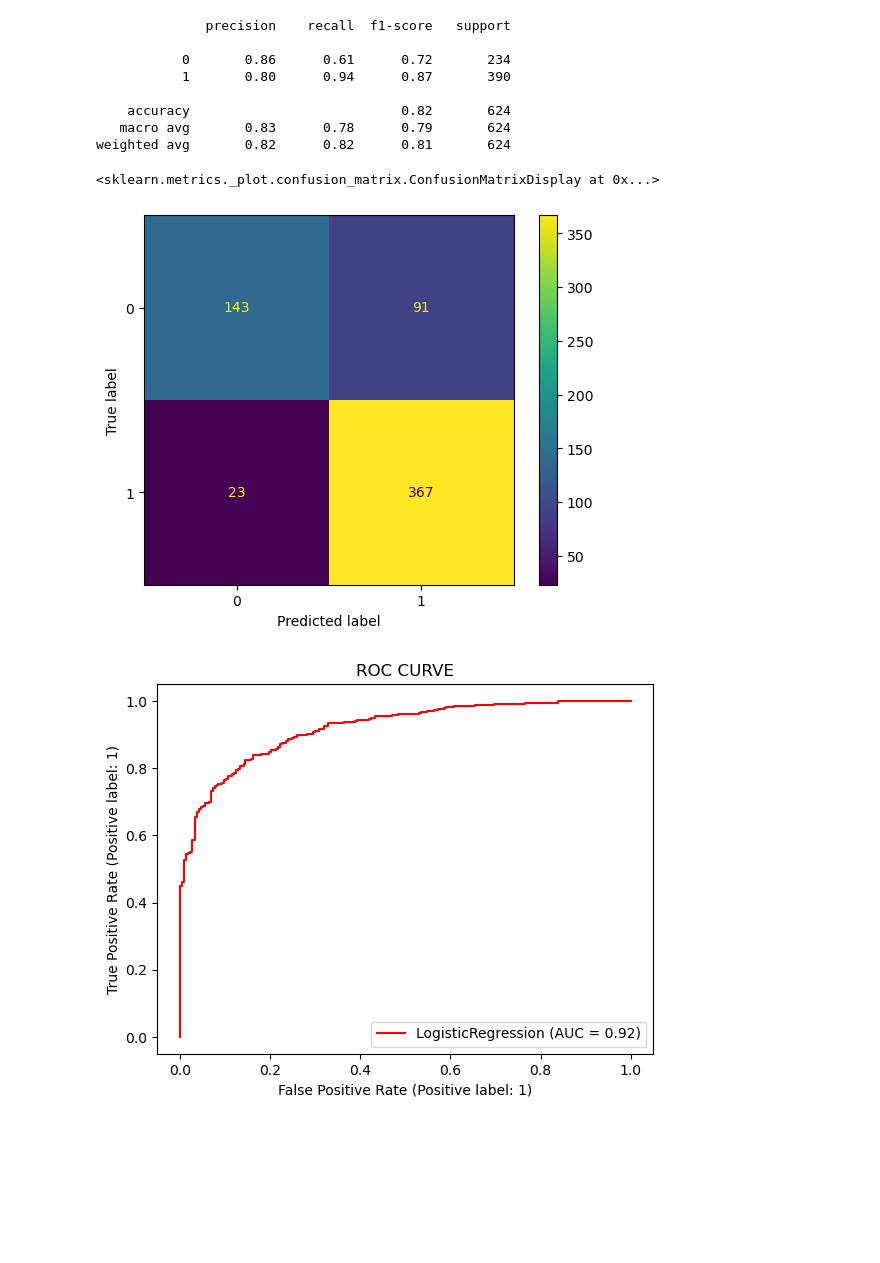
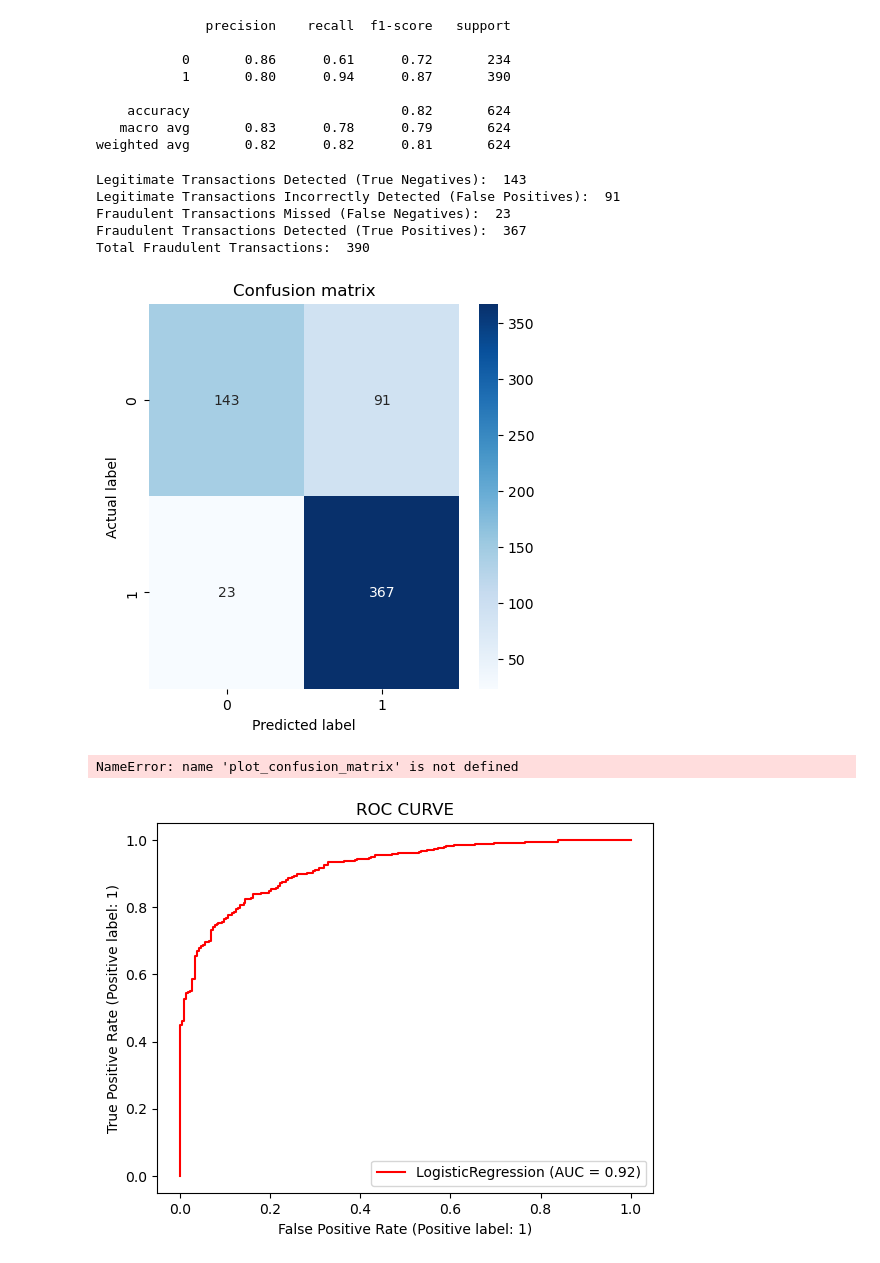
Before and after one commit to lcohenwanis/stat287_project, a Jupyter notebook: logistic_regression.ipynb, the cells around one changed output. Cells and saved outputs as stored; diff of their text form; code cells hidden in the pictures; blank space fills up the shorter version.

```diff
--- a/logistic_regression.ipynb
+++ b/logistic_regression.ipynb
@@ -79,8 +79,3 @@ print(classification_report(y_test, log_reg.predict(X_test)))
     accuracy                           0.82       624
    macro avg       0.83      0.78      0.79       624
 weighted avg       0.82      0.82      0.81       624
-# %%
-plot_confusion_matrix(log_reg, X_test, y_test)
-# %% [output]
-<sklearn.metrics._plot.confusion_matrix.ConfusionMatrixDisplay at 0x...>
-[figure, removed]
@@ -87,3 +84,32 @@ plot_confusion_matrix(log_reg, X_test, y_test)
+# %%
+def plot_cm(labels, predictions, p=0.5):
+  cm = confusion_matrix(labels, predictions > p)
+  plt.figure(figsize=(5,5))
+  sns.heatmap(cm, annot=True, fmt="d", cmap='Blues')
+  plt.title('Confusion matrix')
+  plt.ylabel('Actual label')
+  plt.xlabel('Predicted label')
+  plt.savefig('images/logreg_conf_mat.png')
+
+  print('Legitimate Transactions Detected (True Negatives): ', cm[0][0])
+  print('Legitimate Transactions Incorrectly Detected (False Positives): ', cm[0][1])
+  print('Fraudulent Transactions Missed (False Negatives): ', cm[1][0])
+  print('Fraudulent Transactions Detected (True Positives): ', cm[1][1])
+  print('Total Fraudulent Transactions: ', np.sum(cm[1]))
+# %%
+plot_cm(y_test, log_reg.predict(X_test))
+# %% [output]
+Legitimate Transactions Detected (True Negatives):  143
+Legitimate Transactions Incorrectly Detected (False Positives):  91
+Fraudulent Transactions Missed (False Negatives):  23
+Fraudulent Transactions Detected (True Positives):  367
+Total Fraudulent Transactions:  390
+[figure, added]
+# %%
+plot_confusion_matrix(log_reg, X_test, y_test, cmap='Blues')
+plt.savefig('/Users/luctheduke/Desktop/UVM Grad School/Year 2/STAT 287 - DS 1/stat287_project/images/' + 'logreg_conf_mat.png')
+# %% [output]
+NameError: name 'plot_confusion_matrix' is not defined
 # %%
 fig=plot_roc_curve(log_reg, X_test, y_test, color='r')
 plt.legend()
```
Also changed, not shown: parts of 2 cells of this notebook, 8 other files.
